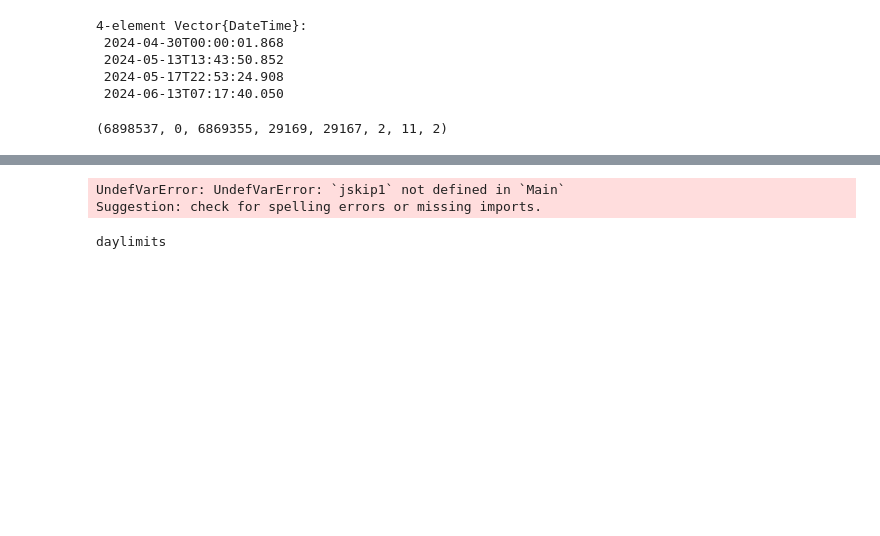
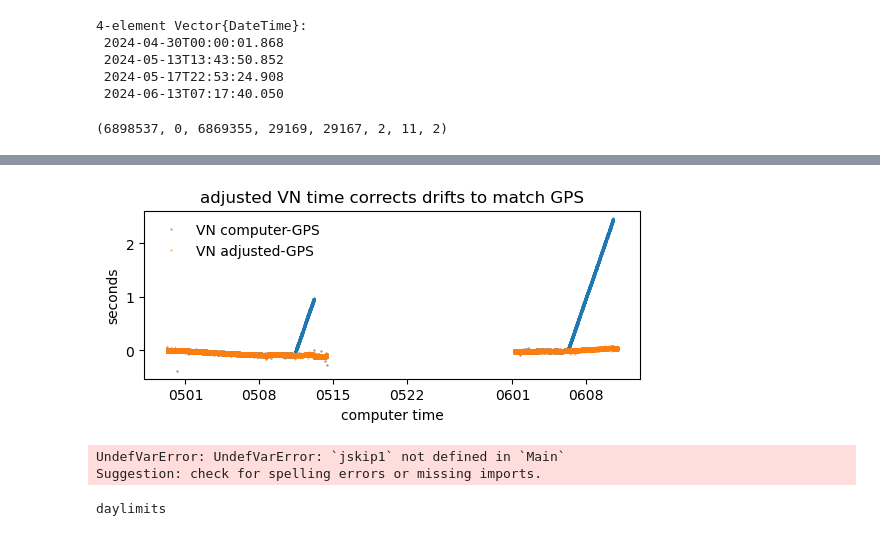
Before and after one commit to deszoeke/lidar, a Jupyter notebook: rot_sandbox.ipynb, the cells around one changed output, grey strips where cells are left out. Saved outputs shown, nothing was run; the diff lists cells and outputs as text; code cells hidden in the pictures; blank space fills up the shorter version.

```diff
--- a/rot_sandbox.ipynb
+++ b/rot_sandbox.ipynb
@@ -323,0 +416,41 @@ sum(DVS.(diff(pgdt)).> 1.0) # 2 : leg1-2 gap, one 1.001 gap
+# %%
+long_drift_cmp_time = DateTime(2024,6,10,12,58,42,700) - DateTime(2024,6,6,5,32)
+long_drift_gps_time = DateTime(2024,6,10,12,58,40,300) - DateTime(2024,6,6,5,32)
+end_offset = long_drift_cmp_time - long_drift_gps_time # = Millisecond(2400)
+
+time_factor = long_drift_gps_time/long_drift_cmp_time # < 1
+1-time_factor # 6.4e-6
+
+"piecewise time adjustment function for VN computer time between t0 t1"
+function adj_vn_dt(vndt; t0::DateTime, t1::DateTime, time_factor::Real)
+    t = copy(vndt)
+    i0 = findfirst(vndt .>= t0)
+    i1 = findlast( vndt .<= t1)
+    tadd = @. Millisecond( round(Integer, time_factor*Dates.value(vndt[i0:i1]-t0)) )
+    t[i0:i1] .= t0 .+ tadd
+    return t
+end
+
+t0 = DateTime(2024,6,6,5,32)
+t1 = DateTime(2024,6,10,12,58,42,700)
+tadj = adj_vn_dt(vndt; t0=t0, t1=t1, time_factor=time_factor)
+t0 = DateTime(2024,5,11,7,30)
+t1 = DateTime(2024,5,13,3,58,43,500)
+vnadt = adj_vn_dt(tadj; t0=t0, t1=t1, time_factor=time_factor)
+
+clf()
+subplot(2,1,1)
+vv = findall(vndt.>DateTime(1980))[1:1200:end]
+plot(vndt[vv], DVS.(vndt.-vngdt)[vv], marker=".", markersize=0.7, linestyle="none", label="VN computer-GPS")
+plot(vndt[vv], DVS.(vnadt.-vngdt)[vv], marker=".", markersize=0.7, linestyle="none", label="VN adjusted-GPS")
+xlabel("computer time")
+ylabel("seconds")
+title("adjusted VN time corrects drifts to match GPS")
+# plot(vngdt[vv], DVS.(vndt.-vngdt)[vv], marker=".", markersize=0.7, linestyle="none", label="VN computer-GPS vs. GPS")
+# ylim([-0.1, 0.1])
+# xlim([DateTime(2024,6,6,5,30), DateTime(2024,6,6,5,40)])
+gca().xaxis.set_major_formatter(matplotlib.dates.DateFormatter("%m%d"))
+legend(frameon=false)
+gcf()
+# %% [output]
+[figure, added]
```
Also changed, not shown: parts of 9 cells of this notebook.
